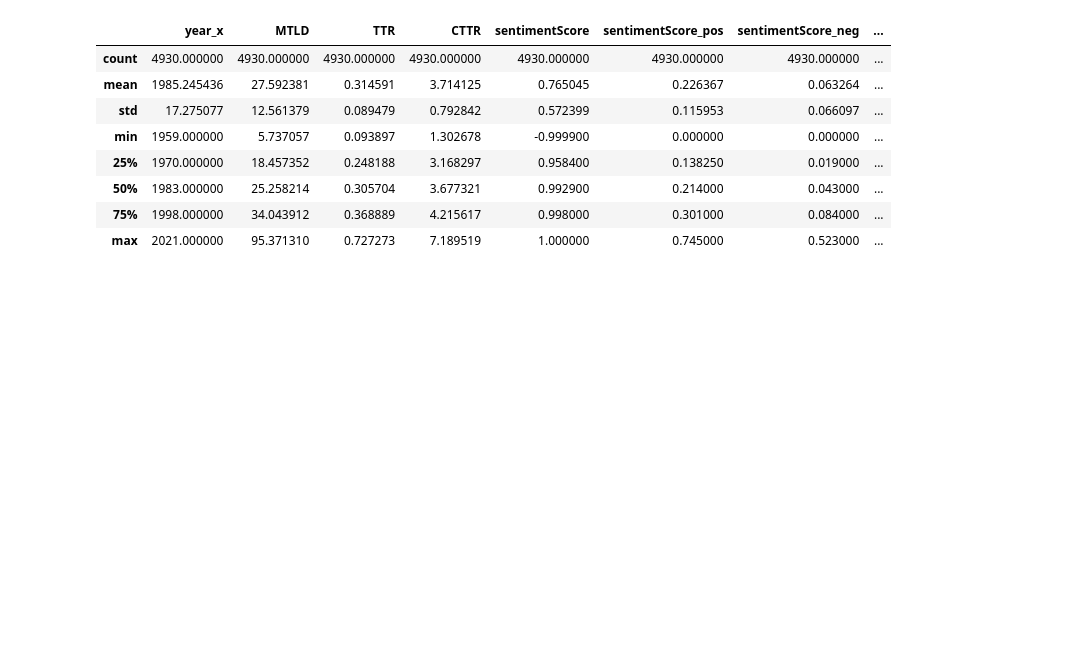
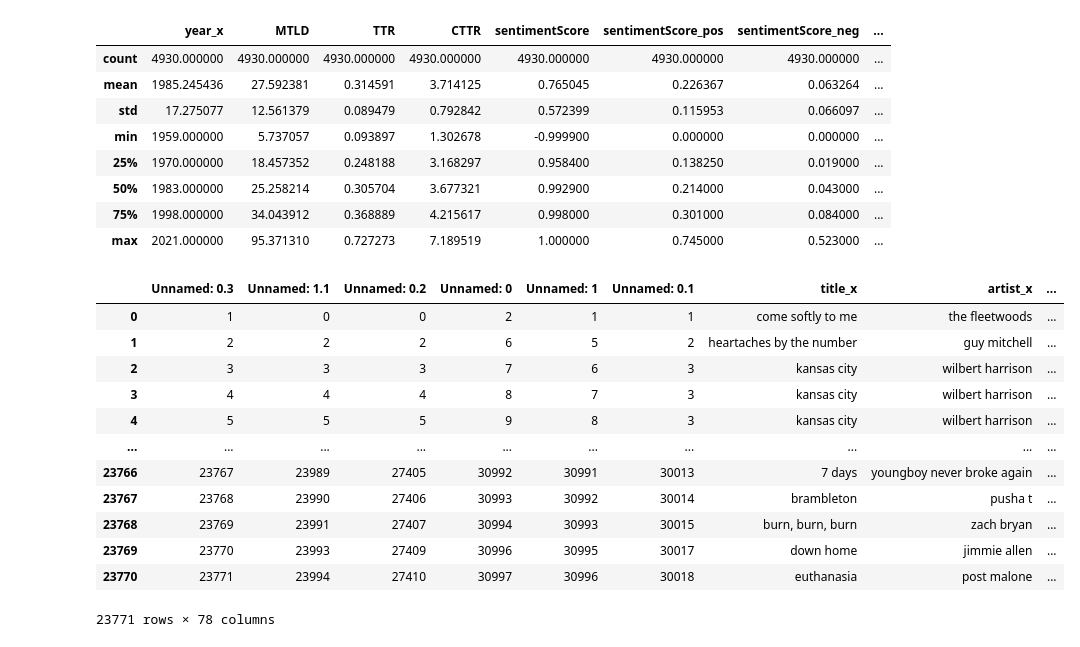
Before and after one commit to JapneetSingh5/HSL384-Project, a Jupyter notebook: mood.ipynb, the cells around one changed output. Saved outputs shown, nothing was run; the diff lists cells and outputs as text; code cells hidden in the pictures; blank space fills up the shorter version.

```diff
--- a/mood.ipynb
+++ b/mood.ipynb
@@ -318,3 +318,19 @@ extract.groupby(by='topic').get_group(4).describe()
 | 50% | 1983.000000 | 25.258214 | 0.305704 | 3.677321 | 0.992900 | 0.214000 | 0.043000 | ... |
 | 75% | 1998.000000 | 34.043912 | 0.368889 | 4.215617 | 0.998000 | 0.301000 | 0.084000 | ... |
 | max | 2021.000000 | 95.371310 | 0.727273 | 7.189519 | 1.000000 | 0.745000 | 0.523000 | ... |
+# %%
+df
+# %% [output]
+|  | Unnamed: 0.3 | Unnamed: 1.1 | Unnamed: 0.2 | Unnamed: 0 | Unnamed: 1 | Unnamed: 0.1 | title_x | artist_x | ... |
+| 0 | 1 | 0 | 0 | 2 | 1 | 1 | come softly to me | the fleetwoods | ... |
+| 1 | 2 | 2 | 2 | 6 | 5 | 2 | heartaches by the number | guy mitchell | ... |
+| 2 | 3 | 3 | 3 | 7 | 6 | 3 | kansas city | wilbert harrison | ... |
+| 3 | 4 | 4 | 4 | 8 | 7 | 3 | kansas city | wilbert harrison | ... |
+| 4 | 5 | 5 | 5 | 9 | 8 | 3 | kansas city | wilbert harrison | ... |
+| ... | ... | ... | ... | ... | ... | ... | ... | ... | ... |
+| 23766 | 23767 | 23989 | 27405 | 30992 | 30991 | 30013 | 7 days | youngboy never broke again | ... |
+| 23767 | 23768 | 23990 | 27406 | 30993 | 30992 | 30014 | brambleton | pusha t | ... |
+| 23768 | 23769 | 23991 | 27407 | 30994 | 30993 | 30015 | burn, burn, burn | zach bryan | ... |
+| 23769 | 23770 | 23993 | 27409 | 30996 | 30995 | 30017 | down home | jimmie allen | ... |
+| 23770 | 23771 | 23994 | 27410 | 30997 | 30996 | 30018 | euthanasia | post malone | ... |
+23771 rows × 78 columns
```
Also changed, not shown: 33 other files.
